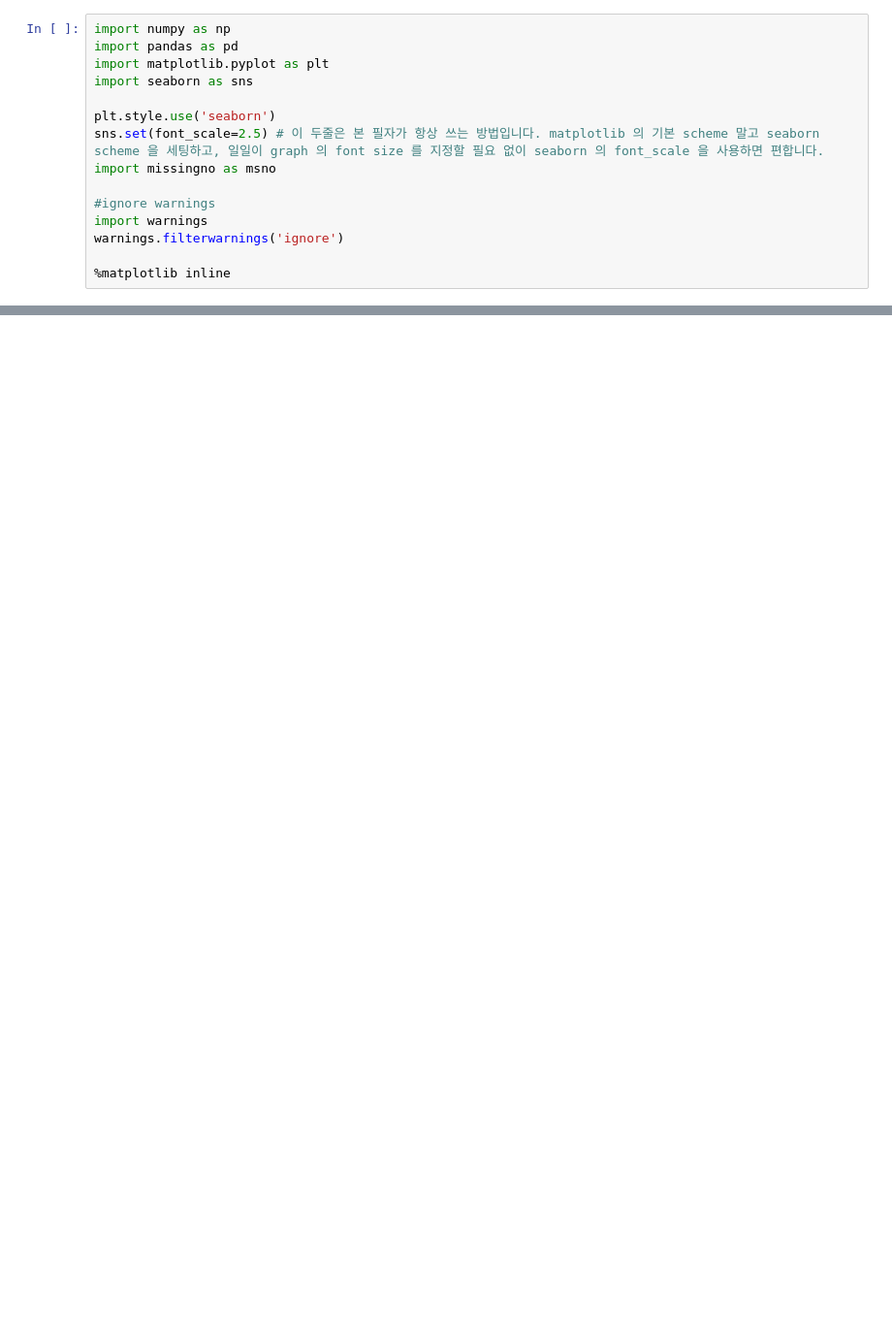
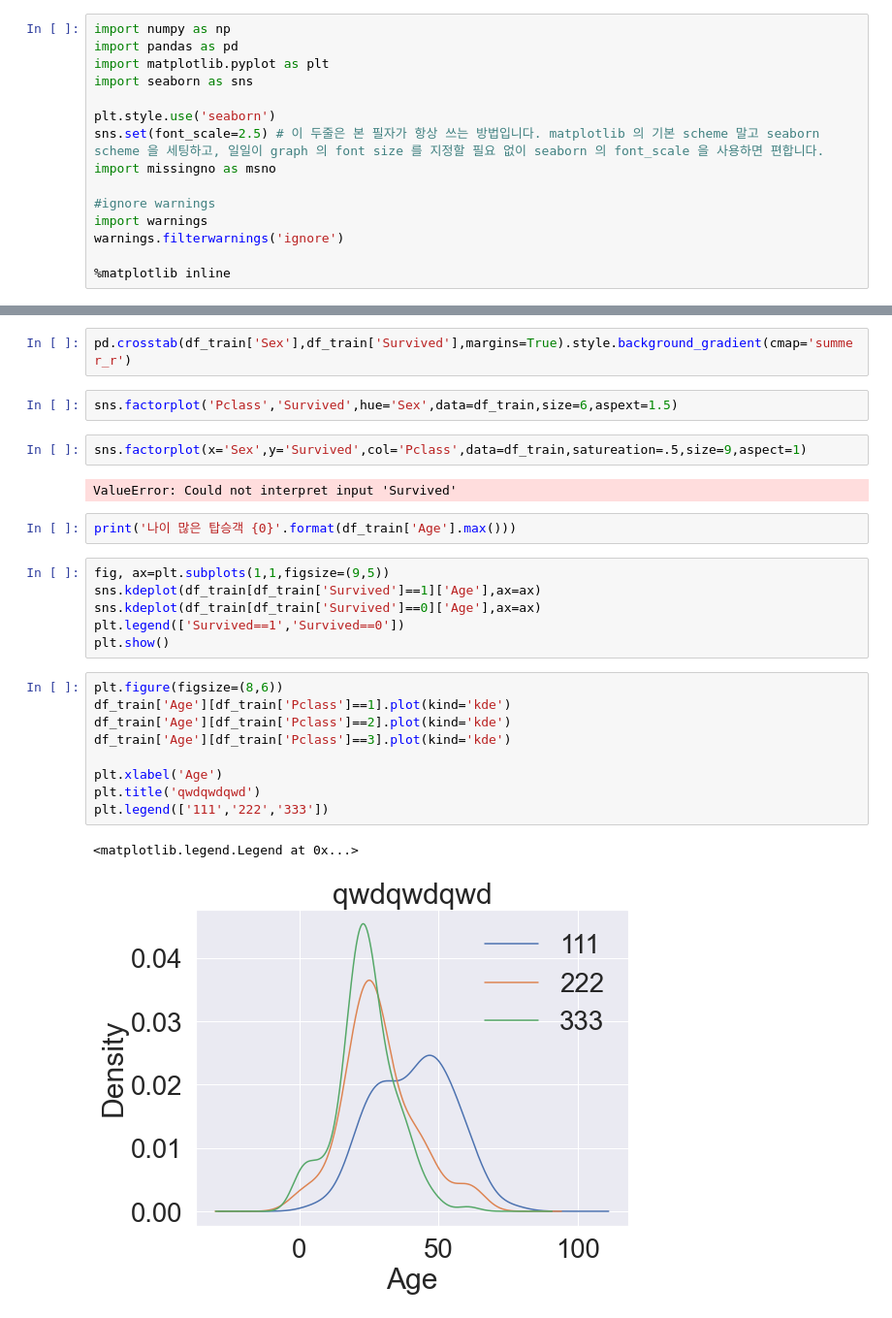
Before and after one commit to sunmin98/kaggle, a Jupyter notebook: titanic-ksm.ipynb, the cells around one changed output, grey strips where cells are left out. Shown: that part at 97% size. Cells and saved outputs as stored; diff of their text form; blank space fills up the shorter version.

```diff
--- a/titanic-ksm.ipynb
+++ b/titanic-ksm.ipynb
@@ -156,0 +154,28 @@ df_train[['Pclass','Survived']].groupby(['Pclass'],as_index=True).mean().sort_va
+# %%
+pd.crosstab(df_train['Sex'],df_train['Survived'],margins=True).style.background_gradient(cmap='summer_r')
+# %%
+sns.factorplot('Pclass','Survived',hue='Sex',data=df_train,size=6,aspext=1.5)
+# %%
+sns.factorplot(x='Sex',y='Survived',col='Pclass',data=df_train,satureation=.5,size=9,aspect=1)
+# %% [output]
+ValueError: Could not interpret input 'Survived'
+# %%
+print('나이 많은 탑승객 {0}'.format(df_train['Age'].max()))
+# %%
+fig, ax=plt.subplots(1,1,figsize=(9,5))
+sns.kdeplot(df_train[df_train['Survived']==1]['Age'],ax=ax)
+sns.kdeplot(df_train[df_train['Survived']==0]['Age'],ax=ax)
+plt.legend(['Survived==1','Survived==0'])
+plt.show()
+# %%
+plt.figure(figsize=(8,6))
+df_train['Age'][df_train['Pclass']==1].plot(kind='kde')
+df_train['Age'][df_train['Pclass']==2].plot(kind='kde')
+df_train['Age'][df_train['Pclass']==3].plot(kind='kde')
+
+plt.xlabel('Age')
+plt.title('qwdqwdqwd')
+plt.legend(['111','222','333'])
+# %% [output]
+<matplotlib.legend.Legend at 0x...>
+[figure, added]
```
Also changed, not shown: parts of 31 cells of this notebook.
